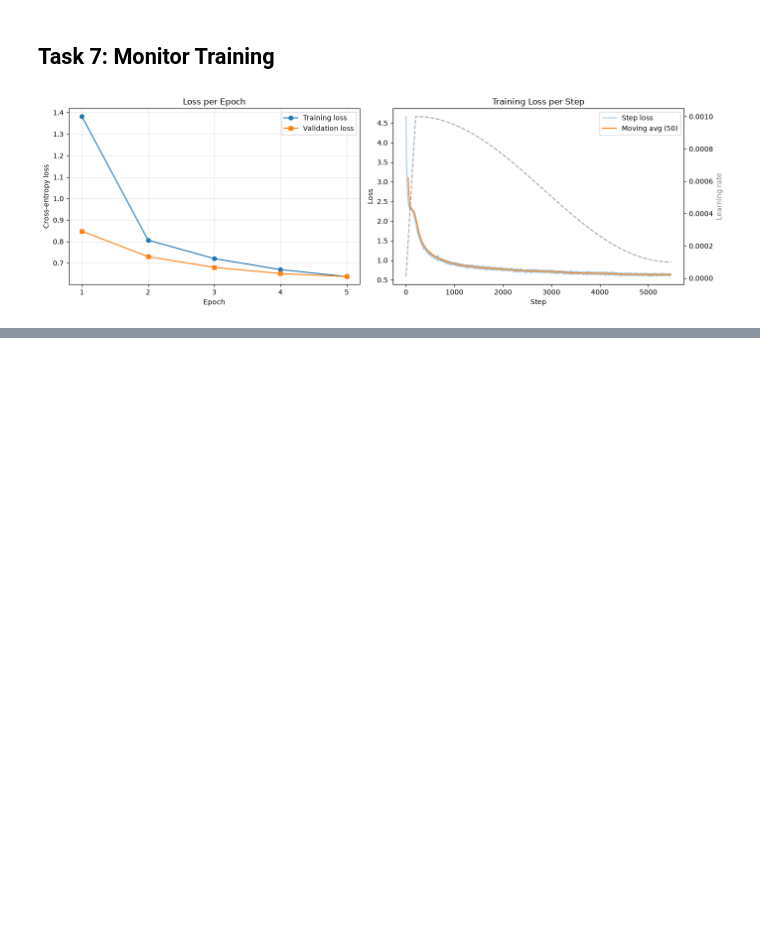
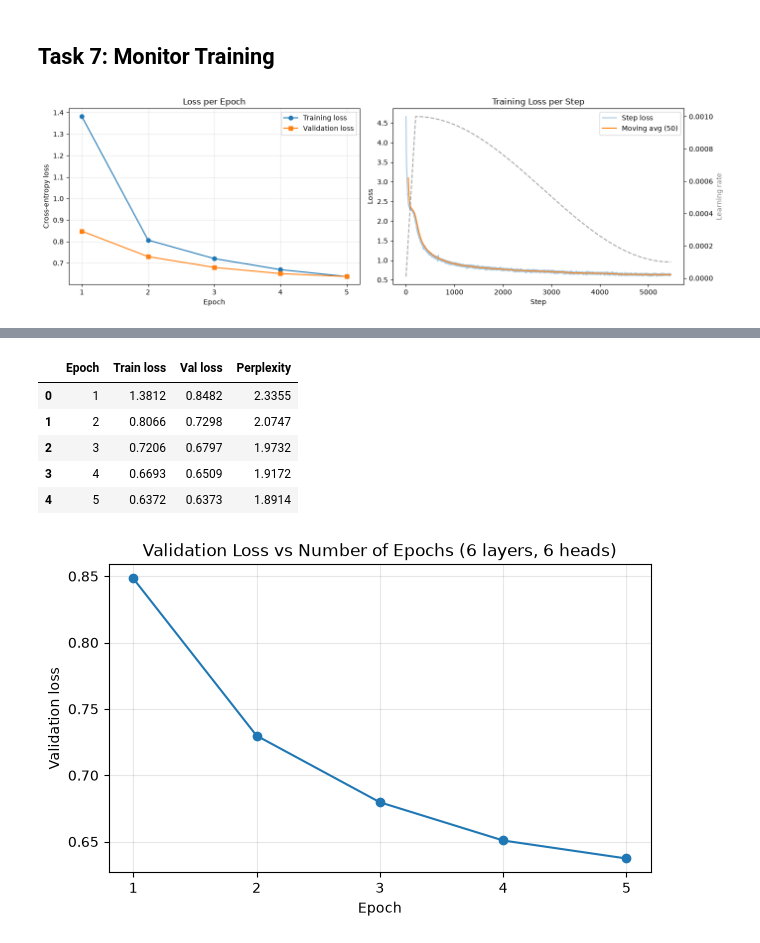
Before and after one commit to RavinduBatawala/Developing-a-Tiny-Transformer-Language-Model, a Jupyter notebook: notebooks/tiny_transformer.ipynb, the cells around one changed output, grey strips where cells are left out. Drawn from its saved outputs; the diff is of its cells as text; code cells hidden in the pictures; blank space fills up the shorter version.

```diff
--- a/notebooks/tiny_transformer.ipynb
+++ b/notebooks/tiny_transformer.ipynb
@@ -710,0 +1072,25 @@ plt.show()
+# %%
+epoch_df = pd.DataFrame({
+    "Epoch": range(1, len(history["val_loss"]) + 1),
+    "Train loss": history["train_loss"],
+    "Val loss": history["val_loss"],
+    "Perplexity": [math.exp(v) for v in history["val_loss"]],
+})
+display(epoch_df.round(4))
+
+plt.figure(figsize=(7, 4))
+plt.plot(epoch_df["Epoch"], epoch_df["Val loss"], "o-")
+plt.title("Validation Loss vs Number of Epochs (6 layers, 6 heads)")
+plt.xlabel("Epoch")
+plt.ylabel("Validation loss")
+plt.xticks(epoch_df["Epoch"])
+plt.grid(alpha=0.3)
+plt.show()
+# %% [output]
+|  | Epoch | Train loss | Val loss | Perplexity |
+| 0 | 1 | 1.3812 | 0.8482 | 2.3355 |
+| 1 | 2 | 0.8066 | 0.7298 | 2.0747 |
+| 2 | 3 | 0.7206 | 0.6797 | 1.9732 |
+| 3 | 4 | 0.6693 | 0.6509 | 1.9172 |
+| 4 | 5 | 0.6372 | 0.6373 | 1.8914 |
+[figure, added]
```
Also changed, not shown: parts of 26 cells of this notebook, 1 other file.
